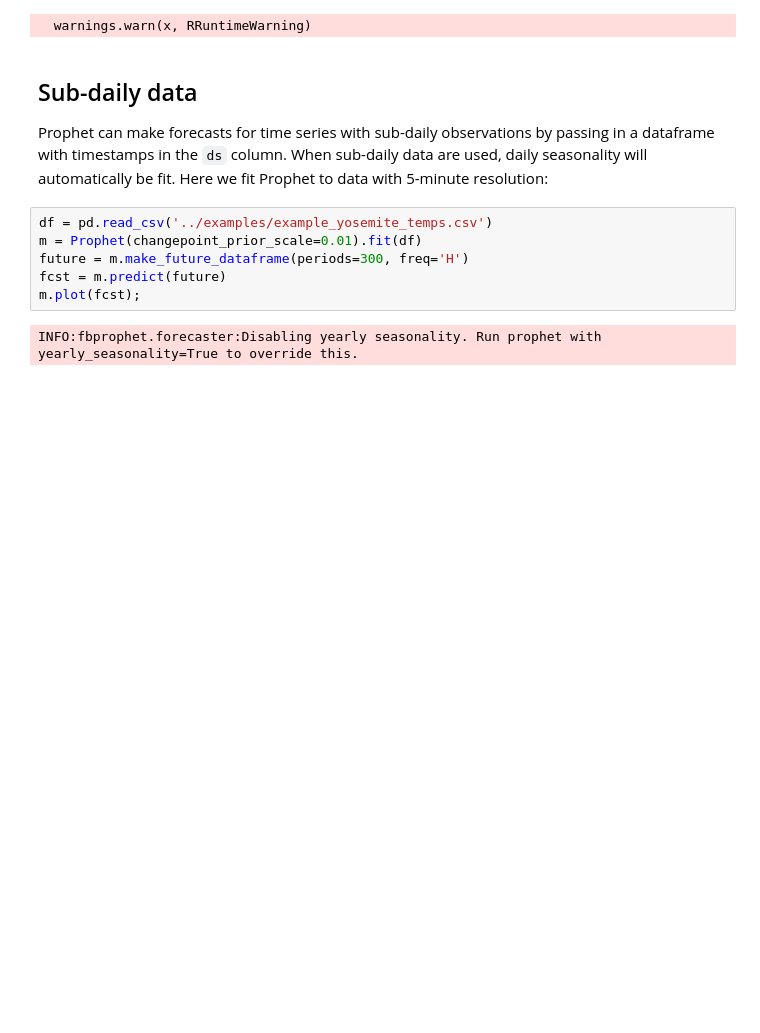
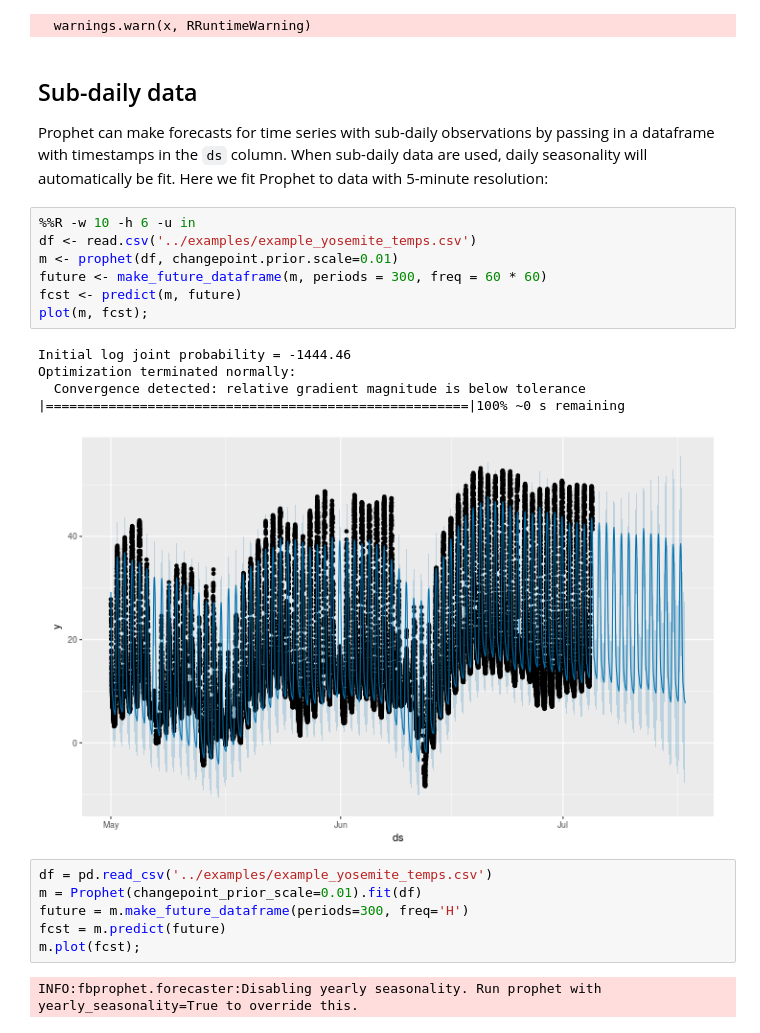
Before and after one commit to facebook/prophet, a Jupyter notebook: notebooks/non-daily_data.ipynb, the cells around one changed output. Saved outputs shown, nothing was run; the diff lists cells and outputs as text; blank space fills up the shorter version.

```diff
--- a/notebooks/non-daily_data.ipynb
+++ b/notebooks/non-daily_data.ipynb
@@ -12,6 +12,19 @@ library(prophet)
 ## Sub-daily data
 
 Prophet can make forecasts for time series with sub-daily observations by passing in a dataframe with timestamps in the `ds` column. When sub-daily data are used, daily seasonality will automatically be fit. Here we fit Prophet to data with 5-minute resolution:
+# %%
+%%R -w 10 -h 6 -u in
+df <- read.csv('../examples/example_yosemite_temps.csv')
+m <- prophet(df, changepoint.prior.scale=0.01)
+future <- make_future_dataframe(m, periods = 300, freq = 60 * 60)
+fcst <- predict(m, future)
+plot(m, fcst);
+# %% [output]
+Initial log joint probability = -1444.46
+Optimization terminated normally:
+  Convergence detected: relative gradient magnitude is below tolerance
+|======================================================|100% ~0 s remaining
+[figure, added]
 # %%
 df = pd.read_csv('../examples/example_yosemite_temps.csv')
 m = Prophet(changepoint_prior_scale=0.01).fit(df)
```
Also changed, not shown: parts of 5 cells of this notebook, 12 other files.
